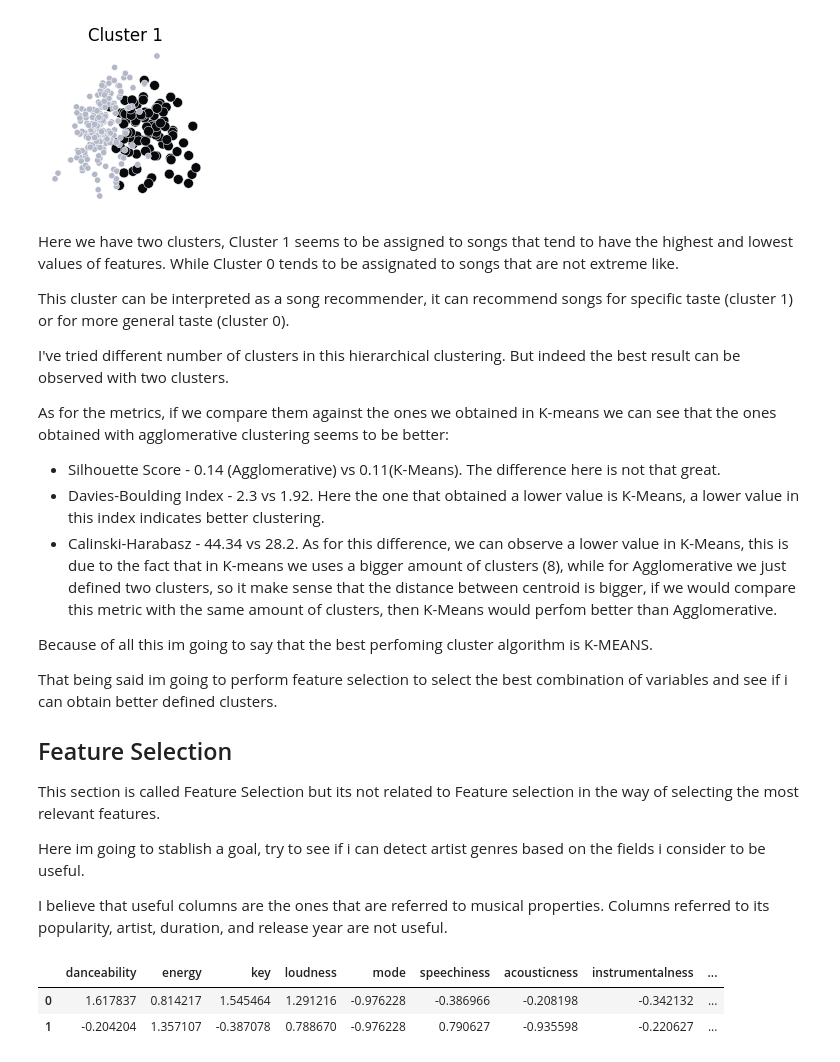
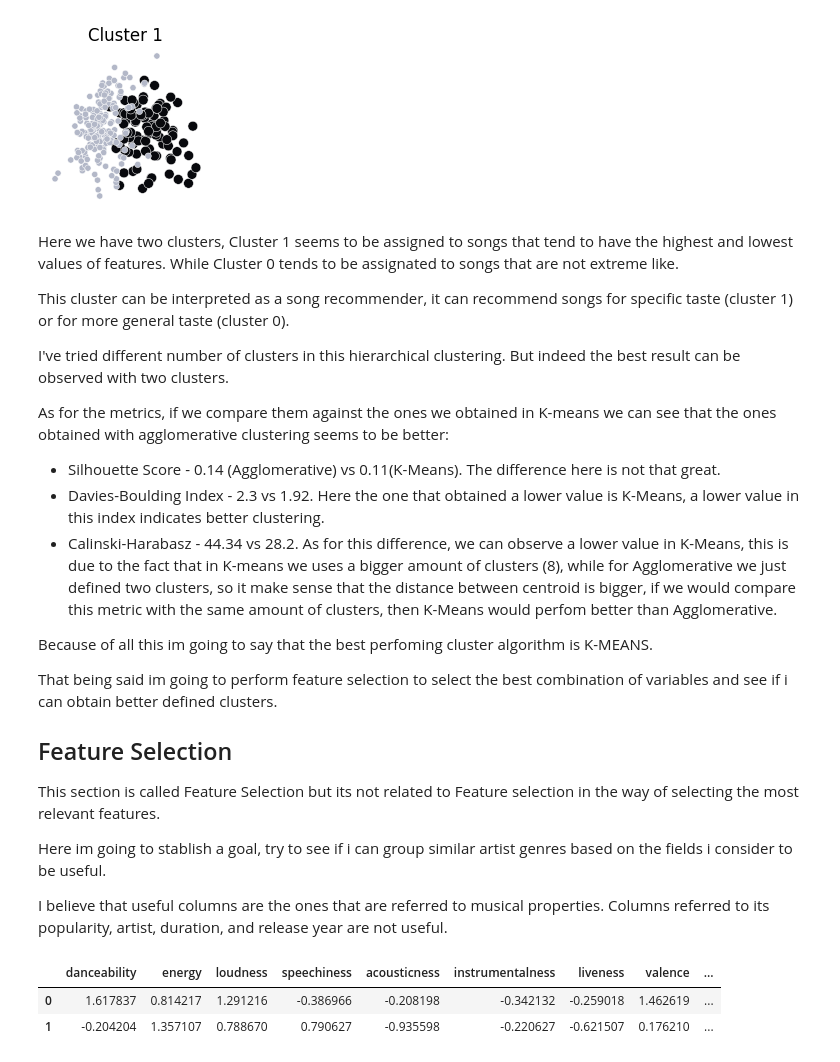
Before and after one commit to bautidea/kaggle_competitions, a Jupyter notebook: spotify_clustering/notebook_resolucion.ipynb, the cells around one changed output. Cells and saved outputs as stored; diff of their text form; code cells hidden in the pictures.

```diff
--- a/spotify_clustering/notebook_resolucion.ipynb
+++ b/spotify_clustering/notebook_resolucion.ipynb
@@ -782,15 +785,15 @@ That being said im going to perform feature selection to select the best combina
 
 This section is called Feature Selection but its not related to Feature selection in the way of selecting the most relevant features.
 
-Here im going to stablish a goal, try to see if i can detect artist genres based on the fields i consider to be useful.
+Here im going to stablish a goal, try to see if i can group similar artist genres based on the fields i consider to be useful.
 
 I believe that useful columns are the ones that are referred to musical properties. Columns referred to its popularity, artist, duration, and release year are not useful.
 # %%
 # Columns to drop.
-col_name_drop = ['duration_ms', 'song_popularity', 'artist_popularity', 'artist_followers', 'release_year']
+col_name_drop = ['duration_ms', 'song_popularity', 'artist_popularity', 'artist_followers', 'release_year', 'key' , 'mode']
 X_sc.drop(columns=col_name_drop,inplace=True)
 X_sc.head(2)
 # %% [output]
-|  | danceability | energy | key | loudness | mode | speechiness | acousticness | instrumentalness | ... |
-| 0 | 1.617837 | 0.814217 | 1.545464 | 1.291216 | -0.976228 | -0.386966 | -0.208198 | -0.342132 | ... |
-| 1 | -0.204204 | 1.357107 | -0.387078 | 0.788670 | -0.976228 | 0.790627 | -0.935598 | -0.220627 | ... |
+|  | danceability | energy | loudness | speechiness | acousticness | instrumentalness | liveness | valence | ... |
+| 0 | 1.617837 | 0.814217 | 1.291216 | -0.386966 | -0.208198 | -0.342132 | -0.259018 | 1.462619 | ... |
+| 1 | -0.204204 | 1.357107 | 0.788670 | 0.790627 | -0.935598 | -0.220627 | -0.621507 | 0.176210 | ... |
```
Also changed, not shown: parts of 15 cells of this notebook.
